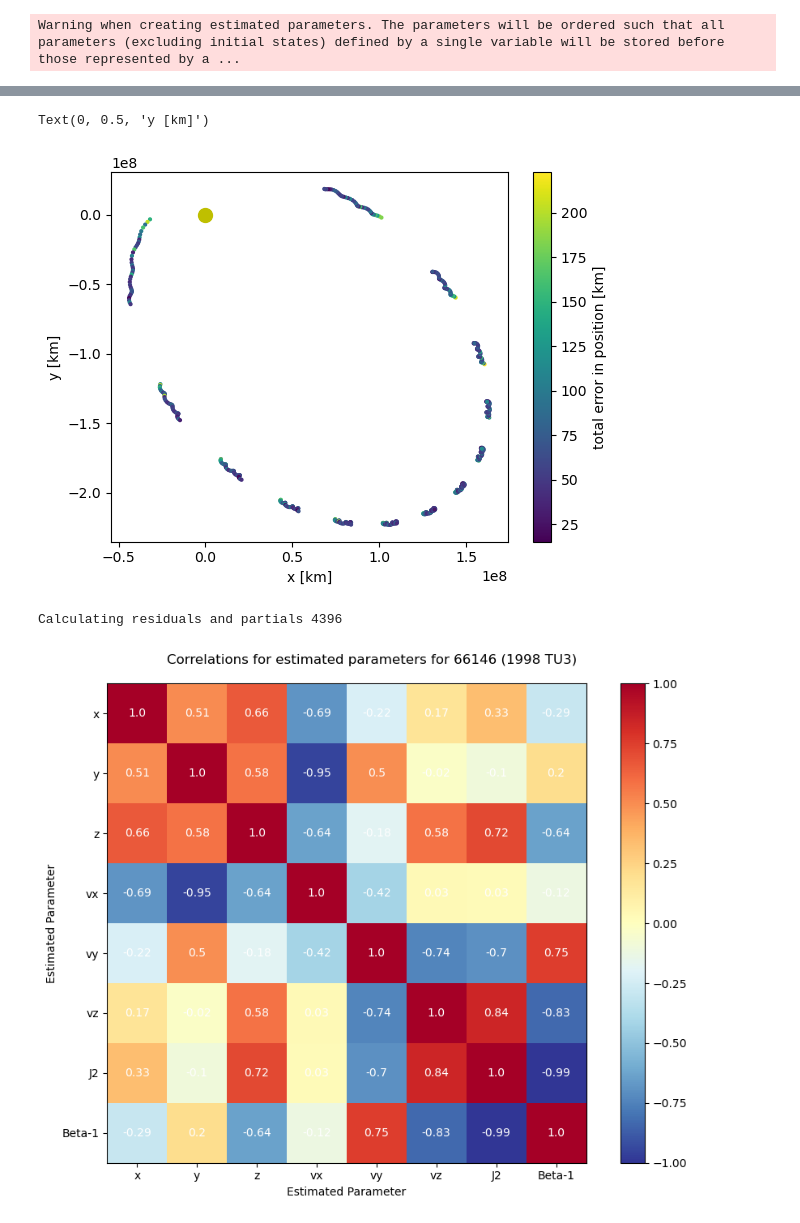
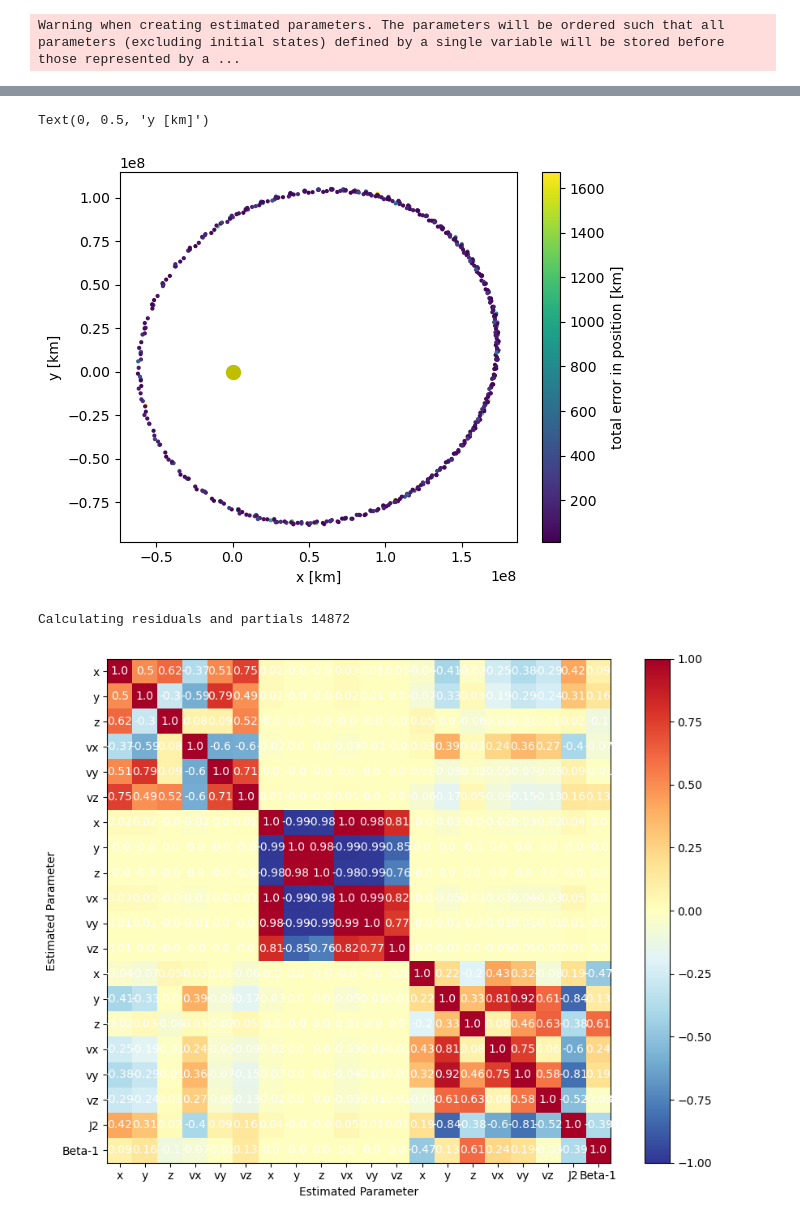
Before and after one commit to PocketBloom/Bachelor_Project, a Jupyter notebook: Estimation/Clean_estimate-no_minors.ipynb, the cells around one changed output, grey strips where cells are left out. Saved outputs shown, nothing was run; the diff lists cells and outputs as text; code cells hidden in the pictures.

Commit message:
Trying with 3 target asteroids

```diff
--- a/Estimation/Clean_estimate-no_minors.ipynb
+++ b/Estimation/Clean_estimate-no_minors.ipynb
@@ -42,7 +42,7 @@ spice.load_standard_kernels()
 # %%
 # Target 1998 TU3 (66146)
 # target_mpc_code_list = [1566, 66146, 66391, 437844, 137924, 138127, 480883, 468468, 364136]
-target_mpc_code = [1566, 66146]
+target_mpc_code = [1566, 66146, 66391]
 
 observations_start = datetime.datetime(1980,1,1)
 observations_end = datetime.datetime(2026, 1, 1)
@@ -63,7 +63,7 @@ time_buffer = 2 * 31 * 86400.0
 global_frame_origin = "SSB"
 global_frame_orientation = "J2000"
 
-include_minor_bodies = True
+include_minor_bodies = False
 # %%
 #target_sbdb = SBDBquery(target_mpc_code)
 #
@@ -743,5 +747,5 @@ tight_layout()
 # %%
-ee = state_estimates[target_mpc_code[0]]
+ee = state_estimates[target_mpc_code[1]]
 
 scatter(ee[:,0]/1000, ee[:,1]/1000, c=np.linalg.norm(error_to_reference[:,], axis=1), s=4)
 cb = colorbar()
@@ -751,38 +755,38 @@ xlabel('x [km]')
 ylabel('y [km]')
 # %% [output]
 Text(0, 0.5, 'y [km]')
-[figure, old version]
+[figure, new version]
 # %%
 # Correlation can be retrieved using the CovarianceAnalysisInput class:
 covariance_input = estimation_analysis.CovarianceAnalysisInput(observation_collection)
 covariance_output = estimator.compute_covariance(covariance_input)
 
 correlations = covariance_output.correlations
-estimated_param_names = ["x", "y", "z", "vx", "vy", "vz", "J2", "Beta-1"]
+estimated_param_names = ["x", "y", "z", "vx", "vy", "vz","x", "y", "z", "vx", "vy", "vz","x", "y", "z", "vx", "vy", "vz", "J2", "Beta-1"]
 # %% [output]
-Calculating residuals and partials 4396
+Calculating residuals and partials 14872
 # %%
 fig, ax = plt.subplots(1, 1, figsize=(9, 7))
 
 im = ax.imshow(correlations, cmap=cm.RdYlBu_r, vmin=-1, vmax=1)
 
 ax.set_xticks(np.arange(len(estimated_param_names)), labels=estimated_param_names)
 ax.set_yticks(np.arange(len(estimated_param_names)), labels=estimated_param_names)
 
 # add numbers to each of the boxes
 for i in range(len(estimated_param_names)):
     for j in range(len(estimated_param_names)):
         text = ax.text(
             j, i, round(correlations[i, j], 2), ha="center", va="center", color="w"
         )
 
 cb = plt.colorbar(im)
 
 ax.set_xlabel("Estimated Parameter")
 ax.set_ylabel("Estimated Parameter")
 
-fig.suptitle(f"Correlations for estimated parameters for {target_name}")
+#fig.suptitle(f"Correlations for estimated parameters for {target_name}")
 
 fig.set_tight_layout(True)
 # %% [output]
-[figure, old version]
+[figure, new version]
```
Also changed, not shown: parts of 17 cells of this notebook.
